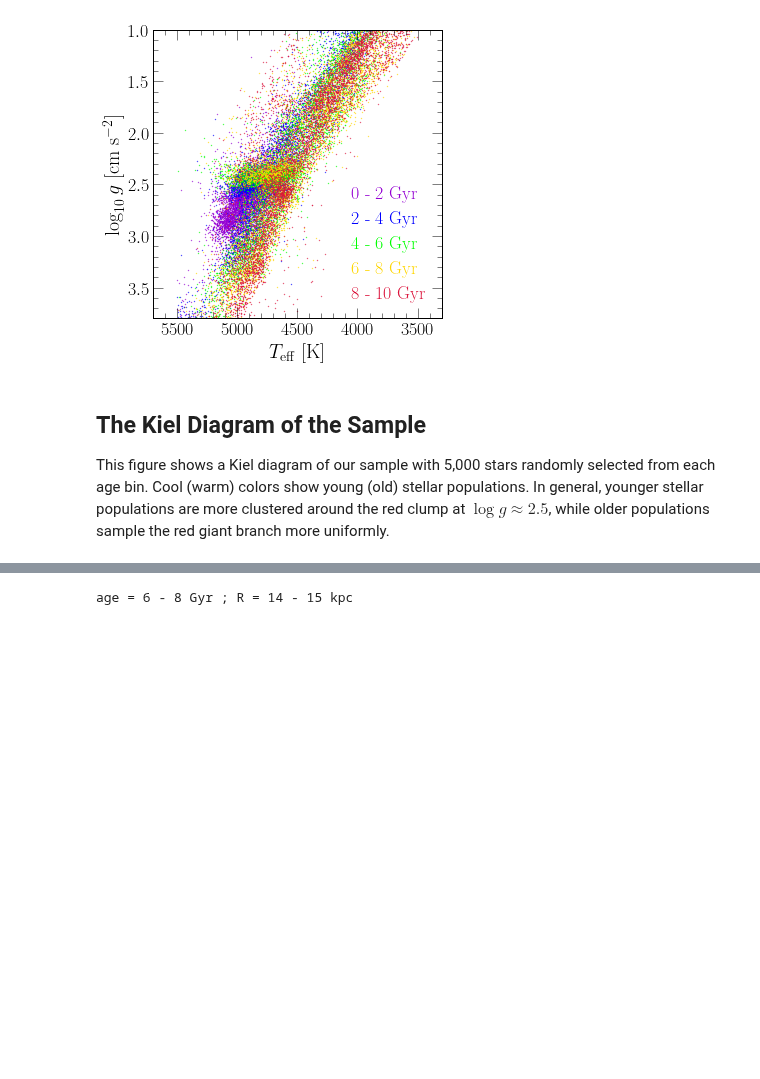
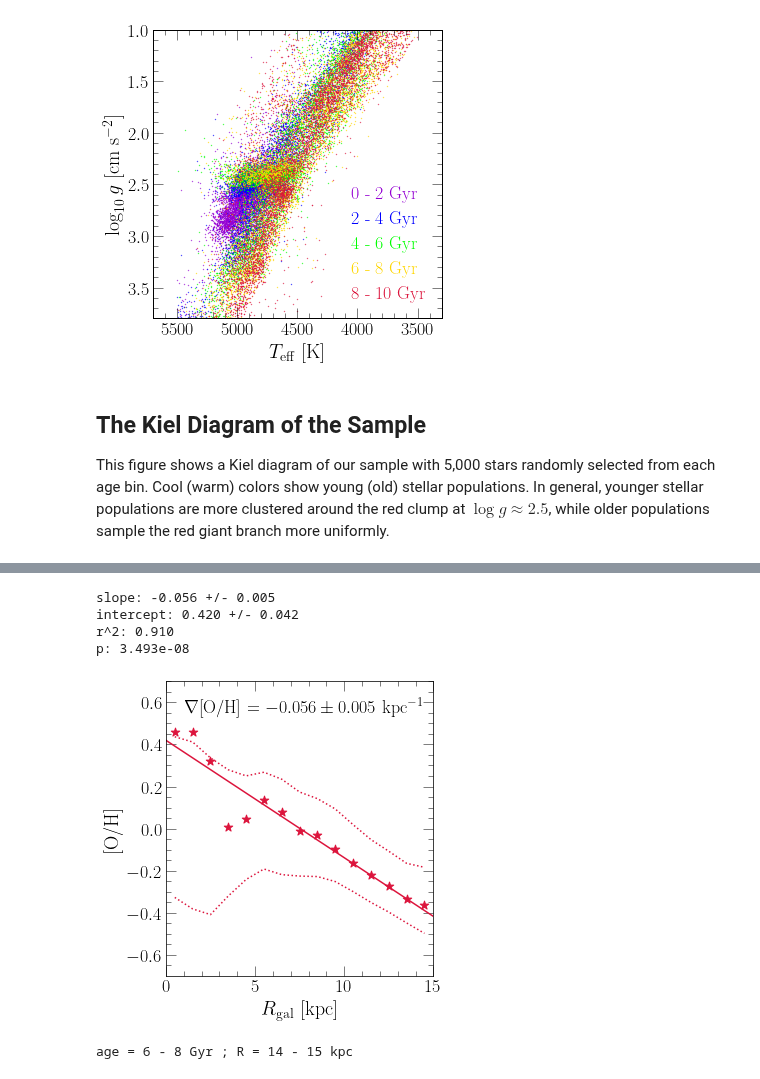
Before and after one commit to giganano/outflows, a Jupyter notebook: notebooks/apogee.ipynb, the cells around one changed output, grey strips where cells are left out. Drawn from its saved outputs; the diff is of its cells as text; code cells hidden in the pictures; blank space fills up the shorter version.

```diff
--- a/notebooks/apogee.ipynb
+++ b/notebooks/apogee.ipynb
@@ -465,0 +464,16 @@ plt.show()
+# %%
+def mode_of_skewnorm(a, mean, std):
+    delta = a / np.sqrt(1 + a**2)
+    term1 = np.sqrt(2 / np.pi) * delta
+    term2 = (4 - np.pi) / 4 * delta**3
+    term2 *= (2 / (np.pi - 2 * delta**2))**(3/2)
+    term2 *= np.sqrt(1 - 2 * delta**2 / np.pi)
+    term3 = 0.5 * np.exp(-2 * np.pi / abs(a))
+    if a > 0:
+        sgn = 1
+    elif a == 0:
+        sgn = 0
+    else:
+        sgn = -1
+    factor = term1 - term2 - sgn * term3
+    return mean + std * factor
@@ -465,0 +524,61 @@ plt.show()
+# %%
+# for i in range(len(medians)):
+#     if medians[i] > 0: fitdata.append([radii[i], medians[i]])
+# regression = linregress(fitdata)
+# print(filename)
+# print("slope: %.3f +/- %.3f" % (regression.slope, regression.stderr))
+# print("intercept: %.3f +/- %.3f" % (regression.intercept, regression.intercept_stderr))
+# print("r^2: %.3f" % (regression.rvalue**2))
+# print("p: %.3e" % (regression.pvalue))
+# print("========================================")
+
+fig = plt.figure(figsize = (5, 5))
+ax = fig.add_subplot(111)
+ax.set_xlabel(r"$R_\text{gal}$ [kpc]")
+ax.set_ylabel("[O/H]")
+ax.set_xlim([0, 15])
+ax.set_ylim([-0.7, 0.7])
+
+raw = np.genfromtxt("./oh_gradient_fit.out")
+radii = [(a + b) / 2 for a, b in zip([row[0] for row in raw], [row[1] for row in raw])]
+lower = [row[2] for row in raw]
+oh = [row[3] for row in raw]
+upper = [row[4] for row in raw]
+
+kwargs = {
+    "c": named_colors()["crimson"],
+    "marker": markers()["star"],
+    "s": 80
+}
+ax.scatter(radii, oh, **kwargs)
+
+kwargs = {
+    "c": named_colors()["crimson"],
+    "linestyle": ":"
+}
+ax.plot(radii, lower, **kwargs)
+ax.plot(radii, upper, **kwargs)
+
+kwargs["linestyle"] = '-'
+regression = linregress(radii, oh)
+print("slope: %.3f +/- %.3f" % (regression.slope, regression.stderr))
+print("intercept: %.3f +/- %.3f" % (regression.intercept, regression.intercept_stderr))
+print("r^2: %.3f" % (regression.rvalue**2))
+print("p: %.3e" % (regression.pvalue))
+bestfit = line(regression.slope, regression.intercept)
+ax.plot(ax.get_xlim(), [bestfit(_) for _ in ax.get_xlim()], **kwargs)
+ax.text(1, 0.55, r"$\nabla$[O/H] $= %.3f \pm %.3f$ kpc$^{-1}$" % (
+    regression.slope, regression.stderr), fontsize = 18)
+
+plt.tight_layout()
+for ext in ["pdf", "jpeg"]:
+    kwargs = {}
+    if ext == "jpeg": kwargs["dpi"] = 200
+    plt.savefig("./apogee/oh_gradient.%s" % (ext), **kwargs)
+plt.show()
+# %% [output]
+slope: -0.056 +/- 0.005
+intercept: 0.420 +/- 0.042
+r^2: 0.910
+p: 3.493e-08
+[figure, added]
```
Also changed, not shown: parts of 6 cells of this notebook, 8 other files.
